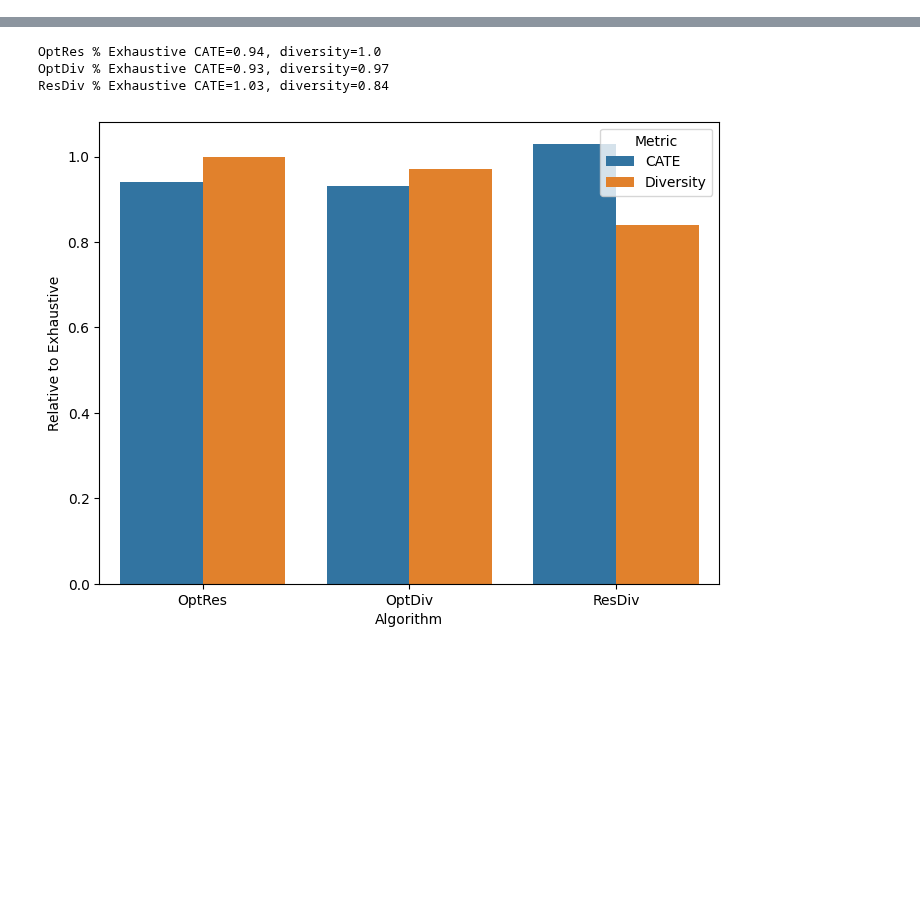
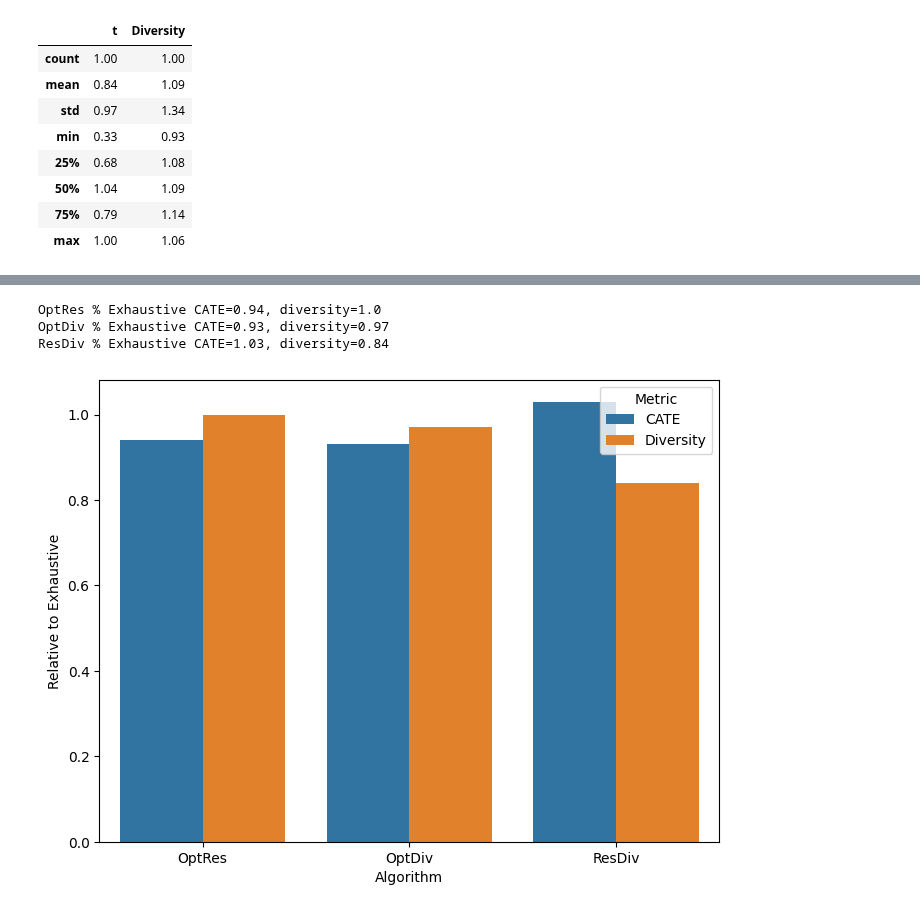
Before and after one commit to antonismand/Query-Driven-Data-Exploration-with-Heterogeneous-Treatment-Effects, a Jupyter notebook: experiments/exhaustive.ipynb, the cells around one changed output, grey strips where cells are left out. Saved outputs shown, nothing was run; the diff lists cells and outputs as text; code cells hidden in the pictures; blank space fills up the shorter version.

```diff
--- a/experiments/exhaustive.ipynb
+++ b/experiments/exhaustive.ipynb
@@ -40,0 +142,12 @@ def compare_to_exhaustive(alg, exhaustive):
+# %%
+compare_to_exhaustive("ReCoD")
+# %% [output]
+|  | t | Diversity |
+| count | 1.00 | 1.00 |
+| mean | 0.84 | 1.09 |
+| std | 0.97 | 1.34 |
+| min | 0.33 | 0.93 |
+| 25% | 0.68 | 1.08 |
+| 50% | 1.04 | 1.09 |
+| 75% | 0.79 | 1.14 |
+| max | 1.00 | 1.06 |
```
Also changed, not shown: parts of 8 cells of this notebook, 2 other files.
